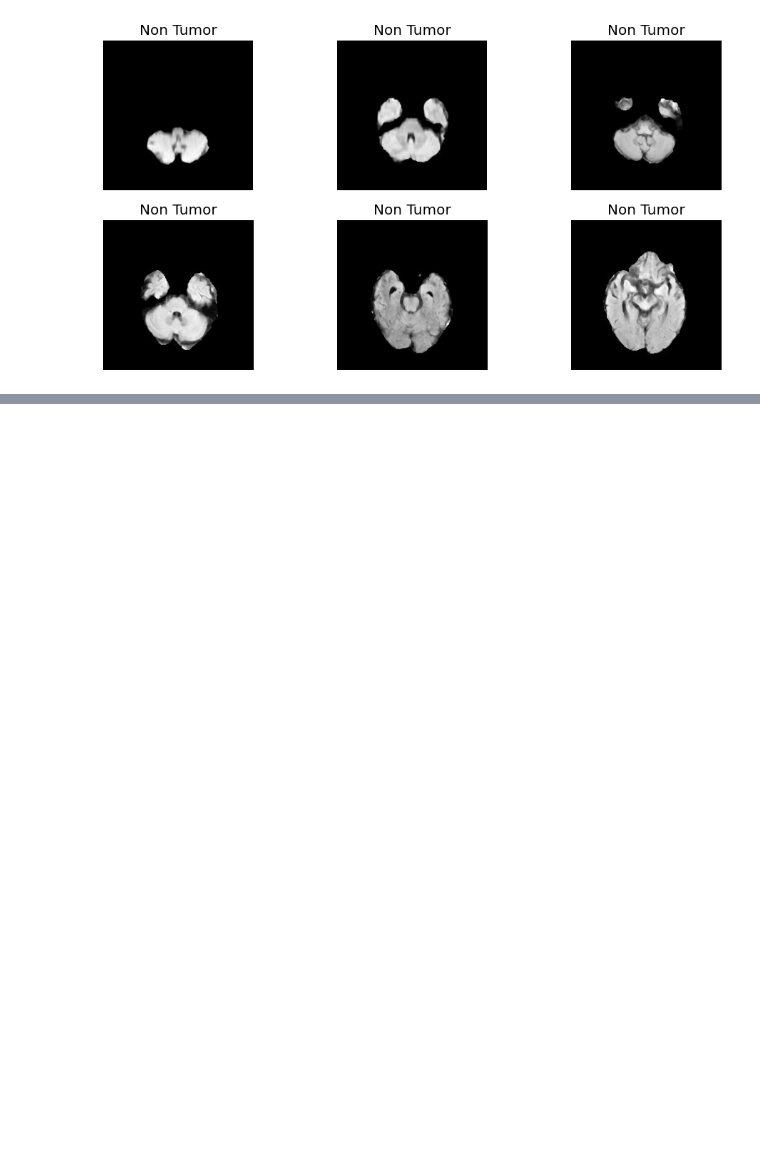
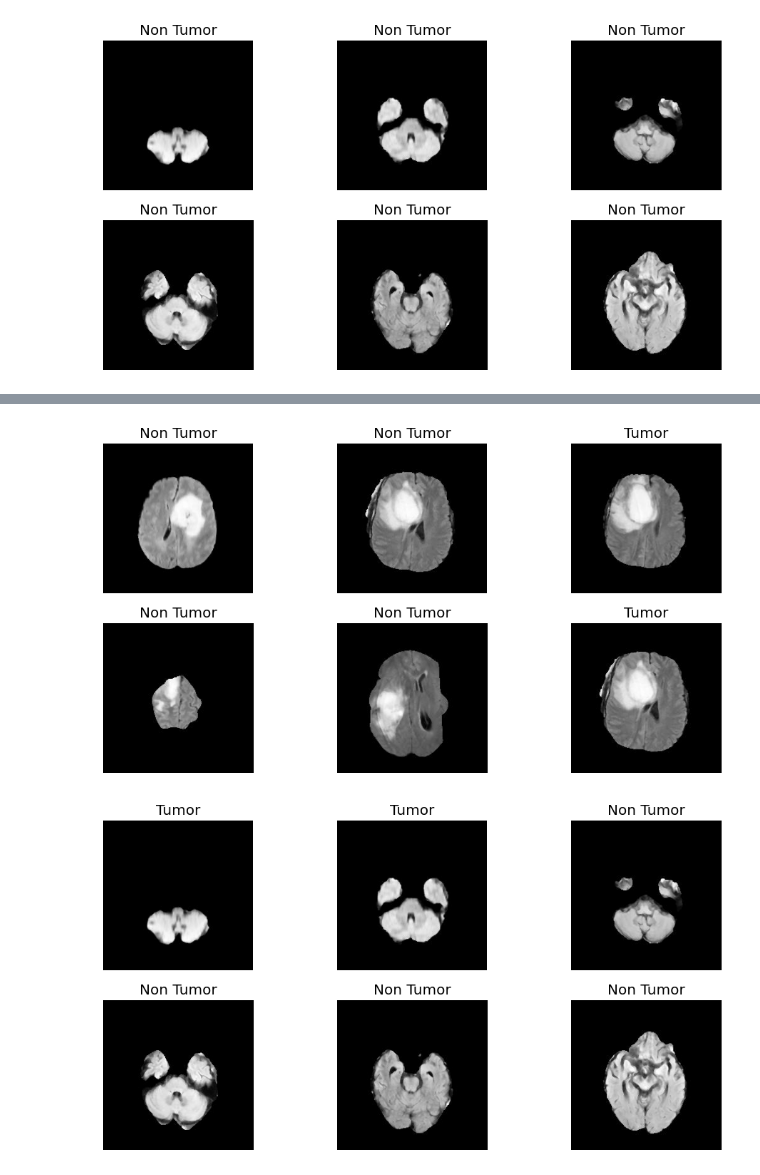
Before and after one commit to grahanoi/classifier_brain_tumor, a Jupyter notebook: main.ipynb, the cells around one changed output, grey strips where cells are left out. Cells and saved outputs as stored; diff of their text form; code cells hidden in the pictures; blank space fills up the shorter version.

Commit message:
added test instance

```diff
--- a/main.ipynb
+++ b/main.ipynb
@@ -28,8 +26,8 @@ label_csv.head()
 image_folder = 'data/Brain Tumor/Brain Tumor'
 
 # Save all the images to a folder named tumor and non_tumor
-tumor_folder = 'data/tumor'
-non_tumor_folder = 'data/non_tumor'
+tumor_folder = 'data/labeled/tumor'
+non_tumor_folder = 'data/labeled/non_tumor'
 
 # Create the folders
 os.makedirs(tumor_folder, exist_ok=True)
@@ -137,0 +142,20 @@ Epoch 7/10
+# %%
+# Test the model on a few images from the dataset and check the predictions
+test_data = train_data_gen.flow_from_directory('data/labeled', target_size=(150, 150), class_mode='binary', subset='validation')
+predictions = model.predict(test_data)
+plt.figure(figsize=(12, 6))
+for i in range(6):
+    plt.subplot(2, 3, i+1)
+    plt.imshow(mpimg.imread(os.path.join(tumor_folder, os.listdir(tumor_folder)[i])))
+    plt.title('Tumor' if predictions[i] > 0.5 else 'Non Tumor')
+    plt.axis('off')
+plt.show()
+
+plt.figure(figsize=(12, 6))
+for i in range(6):
+    plt.subplot(2, 3, i+1)
+    plt.imshow(mpimg.imread(os.path.join(non_tumor_folder, os.listdir(non_tumor_folder)[i])))
+    plt.title('Tumor' if predictions[i+6] > 0.5 else 'Non Tumor')
+    plt.axis('off')
+plt.show()
+# %% [output]
@@ -137,0 +164,2 @@ Epoch 7/10
+[figure, added]
+[figure, added]
```
Also changed, not shown: parts of 3 cells of this notebook.
